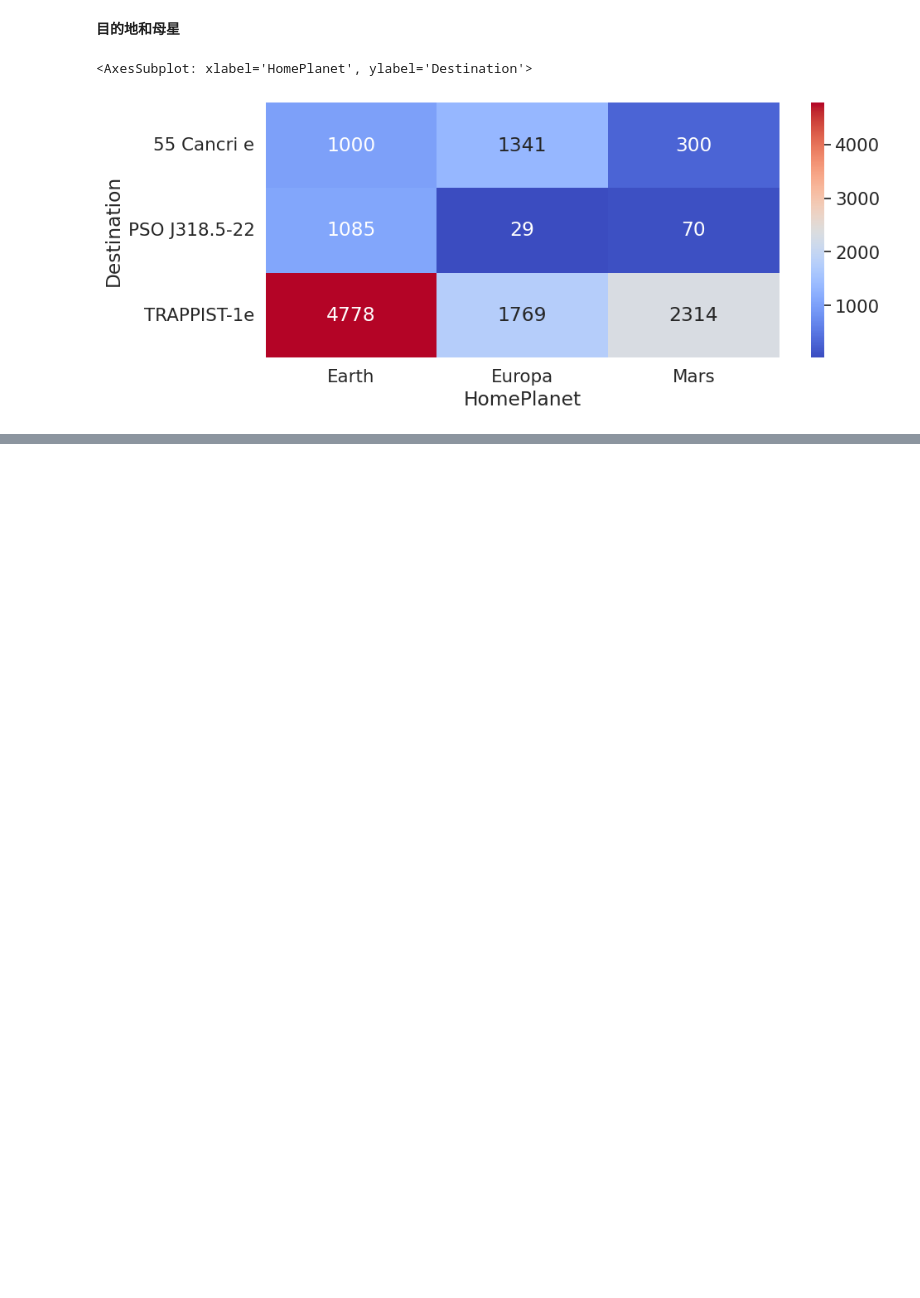
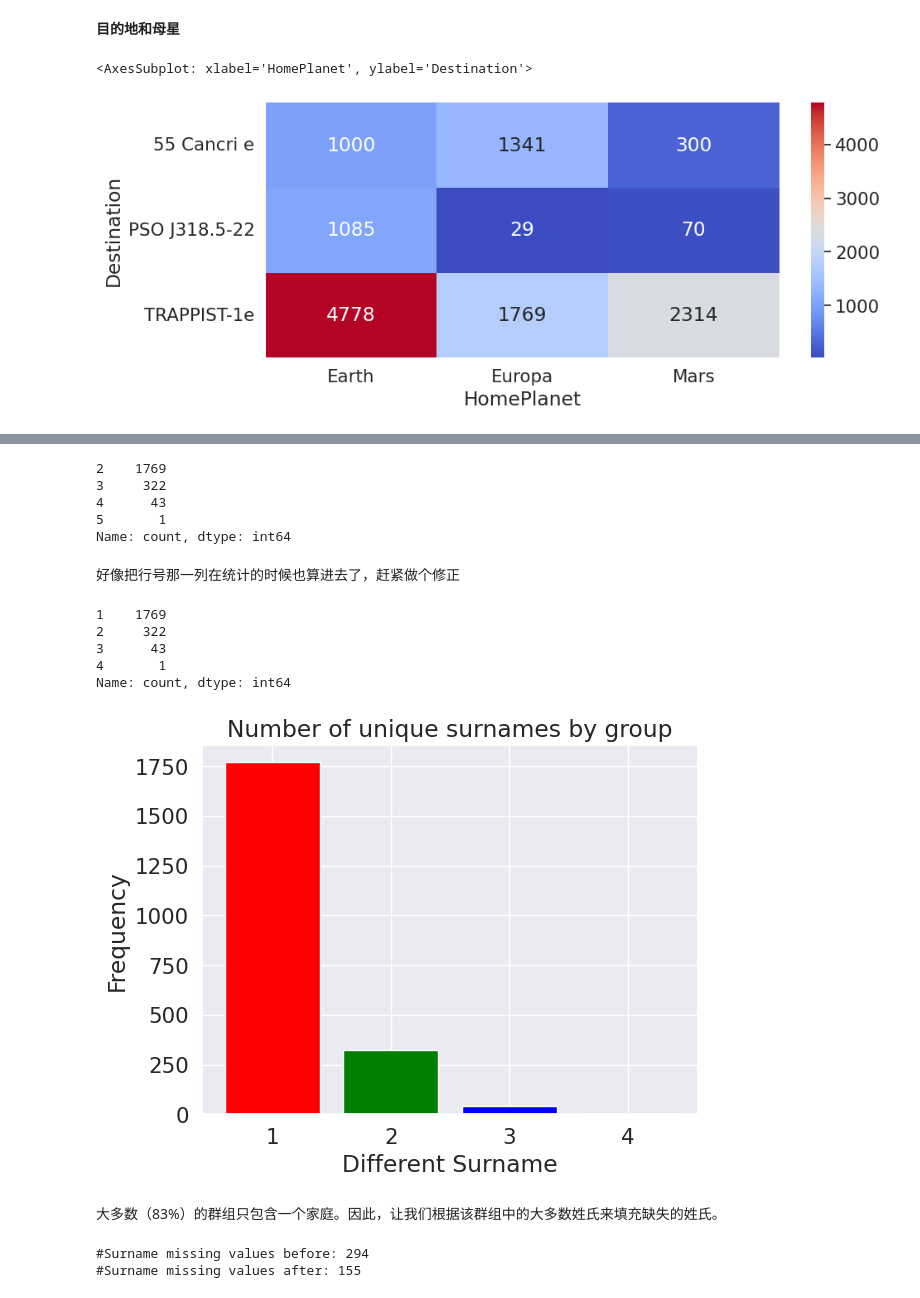
Before and after one commit to CambridgeZ/DataMining_Course_experiment, a Jupyter notebook: 大作业/datamining-homework.ipynb, the cells around one changed output, grey strips where cells are left out. Cells and saved outputs as stored; diff of their text form; code cells hidden in the pictures; blank space fills up the shorter version.

```diff
--- a/大作业/datamining-homework.ipynb
+++ b/大作业/datamining-homework.ipynb
@@ -792,0 +866,10 @@ sns.heatmap(HPD_gb.T, annot=True, fmt='g', cmap='coolwarm')
+# %%
+GSN_gb['count'].value_counts()
+# %% [output]
+2    1769
+3     322
+4      43
+5       1
+Name: count, dtype: int64
+# %% [markdown]
+好像把行号那一列在统计的时候也算进去了，赶紧做个修正
@@ -792,0 +879,42 @@ sns.heatmap(HPD_gb.T, annot=True, fmt='g', cmap='coolwarm')
+# %%
+GSN_gb['count'].value_counts()
+# %% [output]
+1    1769
+2     322
+3      43
+4       1
+Name: count, dtype: int64
+# %%
+# sns一直出bug我自己手动画吧
+
+
+x_values = [1, 2, 3, 4]
+y_values = [1769, 322, 43, 1]
+colors = ['red', 'green', 'blue', 'orange']
+
+plt.bar(x_values, y_values, color=colors)
+plt.xlabel('Different Surname')
+plt.ylabel('Frequency')
+plt.title('Number of unique surnames by group')
+
+plt.show()
+# %% [output]
+[figure, added]
+# %% [markdown]
+大多数（83%）的群组只包含一个家庭。因此，让我们根据该群组中的大多数姓氏来填充缺失的姓氏。
+# %%
+# Missing values before
+SN_bef=data['Surname'].isna().sum()
+
+# Passengers with missing Surname and in a group with known majority Surname
+GSN_index=data[data['Surname'].isna()][(data[data['Surname'].isna()]['Group']).isin(GSN_gb.index)].index
+
+# Fill corresponding missing values
+data.loc[GSN_index,'Surname']=data.iloc[GSN_index,:]['Group'].map(lambda x: GSN_gb.idxmax(axis=1)[x])
+
+# Print number of missing values left
+print('#Surname missing values before:',SN_bef)
+print('#Surname missing values after:',data['Surname'].isna().sum())
+# %% [output]
+#Surname missing values before: 294
+#Surname missing values after: 155
```
Also changed, not shown: parts of 25 cells of this notebook, 1 other file.
